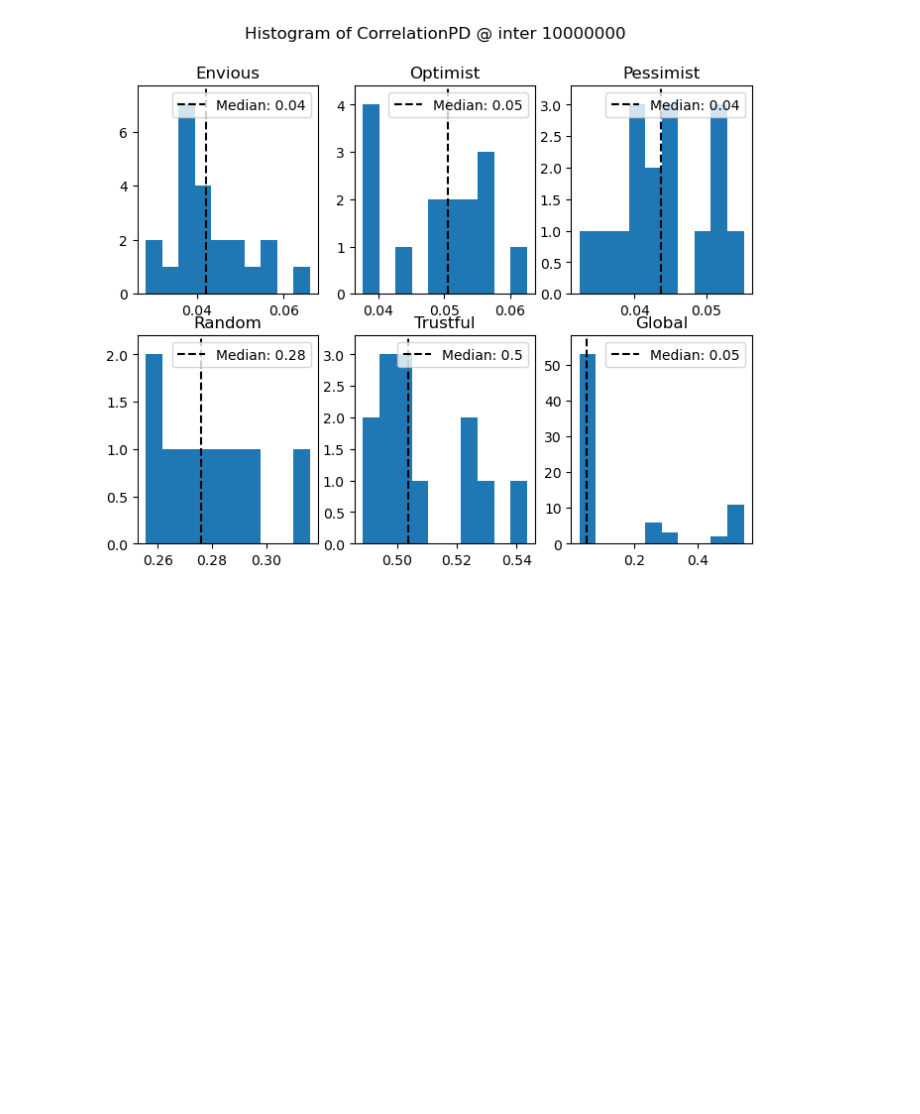
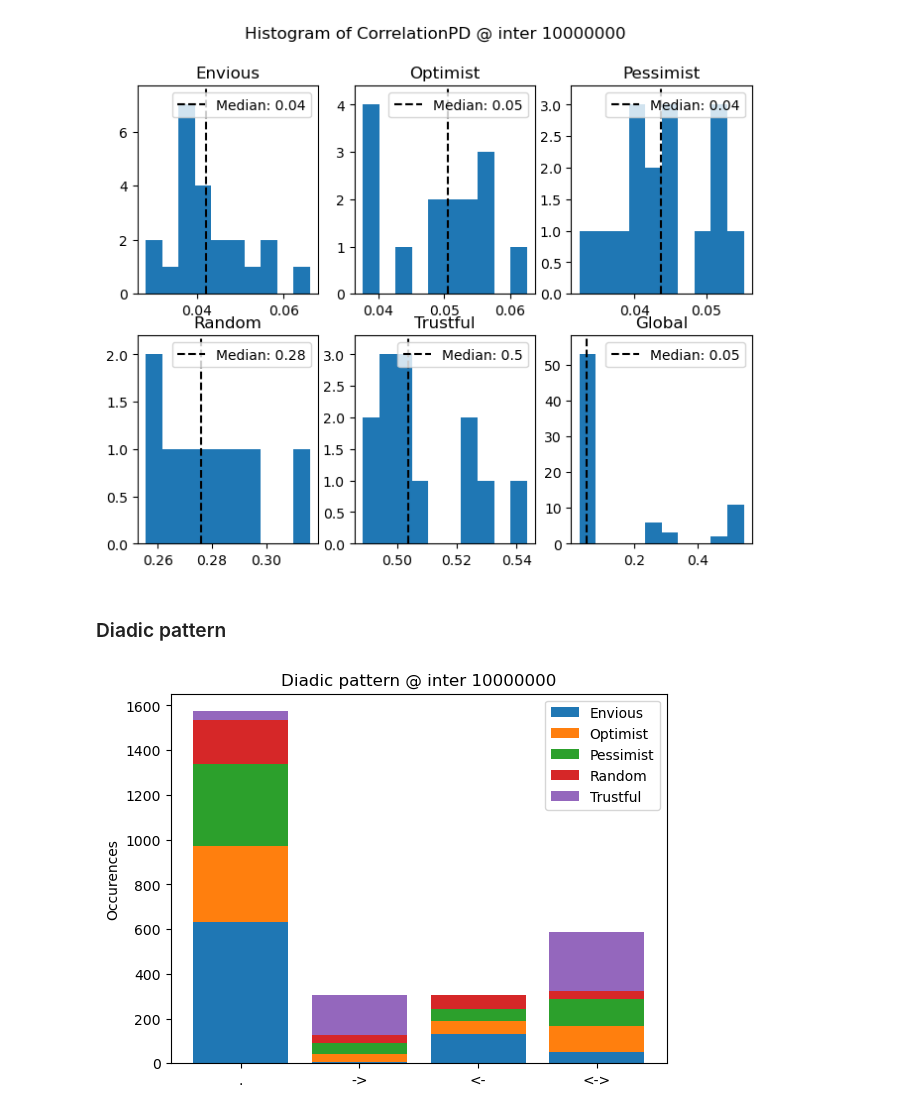
Before and after one commit to yuxuama/reinforcing_learning_social, a Jupyter notebook: notebook/last_analysis.ipynb, the cells around one changed output. Cells and saved outputs as stored; diff of their text form; code cells hidden in the pictures; blank space fills up the shorter version.

```diff
--- a/notebook/last_analysis.ipynb
+++ b/notebook/last_analysis.ipynb
@@ -58,3 +61,12 @@ plot_hist_by_phenotype(local_dt, "Correlation" + game_signature)
 plt.show()
 # %% [output]
 [figure]
+# %% [markdown]
+### Diadic pattern
+# %%
+diadic_pattern = measure_frequency_diadic_pattern(adj_matrices["link"], parameters, niter)
+# %%
+plot_bar_diadic_pattern(diadic_pattern)
+plt.show()
+# %% [output]
+[figure, added]
```
Also changed, not shown: parts of 8 cells of this notebook, 34 other files.
